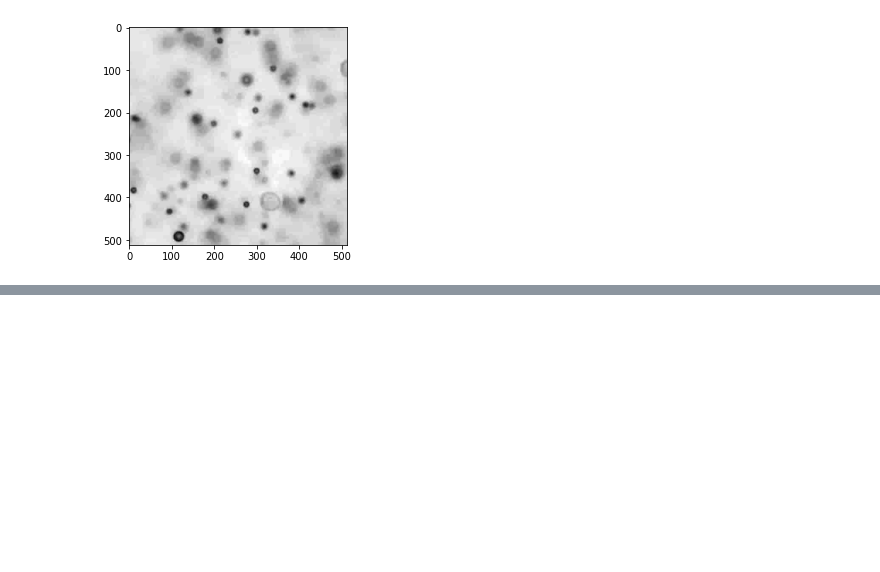
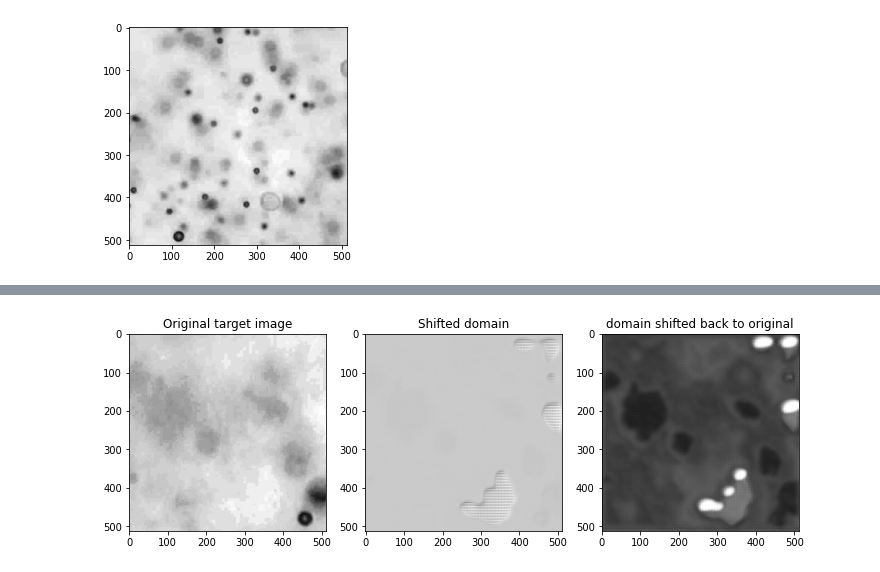
Before and after one commit to anttitapsa/Domain_adaptation, a Jupyter notebook: main.ipynb, the cells around one changed output, grey strips where cells are left out. Cells and saved outputs as stored; diff of their text form; code cells hidden in the pictures; blank space fills up the shorter version.

```diff
--- a/main.ipynb
+++ b/main.ipynb
@@ -170,8 +145,0 @@ target_train_set, target_test_set = torch.utils.data.random_split(Target_dataset
-# %%
-with torch.no_grad():
-        image = target_test_set[3]
-
-        prediction = G_B2A(torch.unsqueeze(image, dim=0))
-        prediction2 = G_A2B(prediction)
-        prediction = torch.squeeze(prediction, dim=0)
-        prediction2 = torch.squeeze(prediction2, dim=0)
@@ -191,0 +156,3 @@ plt.show()
+# %%
+G_A2B_Path = "C:\\Users\\Antti\\Documents\\#1_Masters_studies\\LST_project\\cycle_gan_test\\CycleGan_2022-03-14\\_G_A2B.pt"
+G_B2A_Path = "C:\\Users\\Antti\\Documents\\#1_Masters_studies\\LST_project\\cycle_gan_test\\CycleGan_2022-03-14\\_G_B2A.pt"
@@ -191,0 +170,8 @@ plt.show()
+# %%
+with torch.no_grad():
+        image = target_test_set[5]
+
+        prediction = G_B2A(torch.unsqueeze(image, dim=0))
+        prediction2 = G_A2B(prediction)
+        prediction = torch.squeeze(prediction, dim=0)
+        prediction2 = torch.squeeze(prediction2, dim=0)
@@ -191,0 +181,14 @@ plt.show()
+# %%
+fig = plt.figure(figsize= 2 * np.array(plt.rcParams['figure.figsize']))
+plt.subplot(1,3,1)
+plt.imshow(torch.squeeze(image), cmap = 'gray')
+plt.title("Original target image")
+plt.subplot(1,3,2)
+plt.imshow(prediction, cmap = 'gray')
+plt.title("Shifted domain")
+plt.subplot(1,3,3)
+plt.imshow(prediction2, cmap = 'gray')
+plt.title("domain shifted back to original")
+plt.show()
+# %% [output]
+[figure, added]
```
Also changed, not shown: parts of 16 cells of this notebook.
